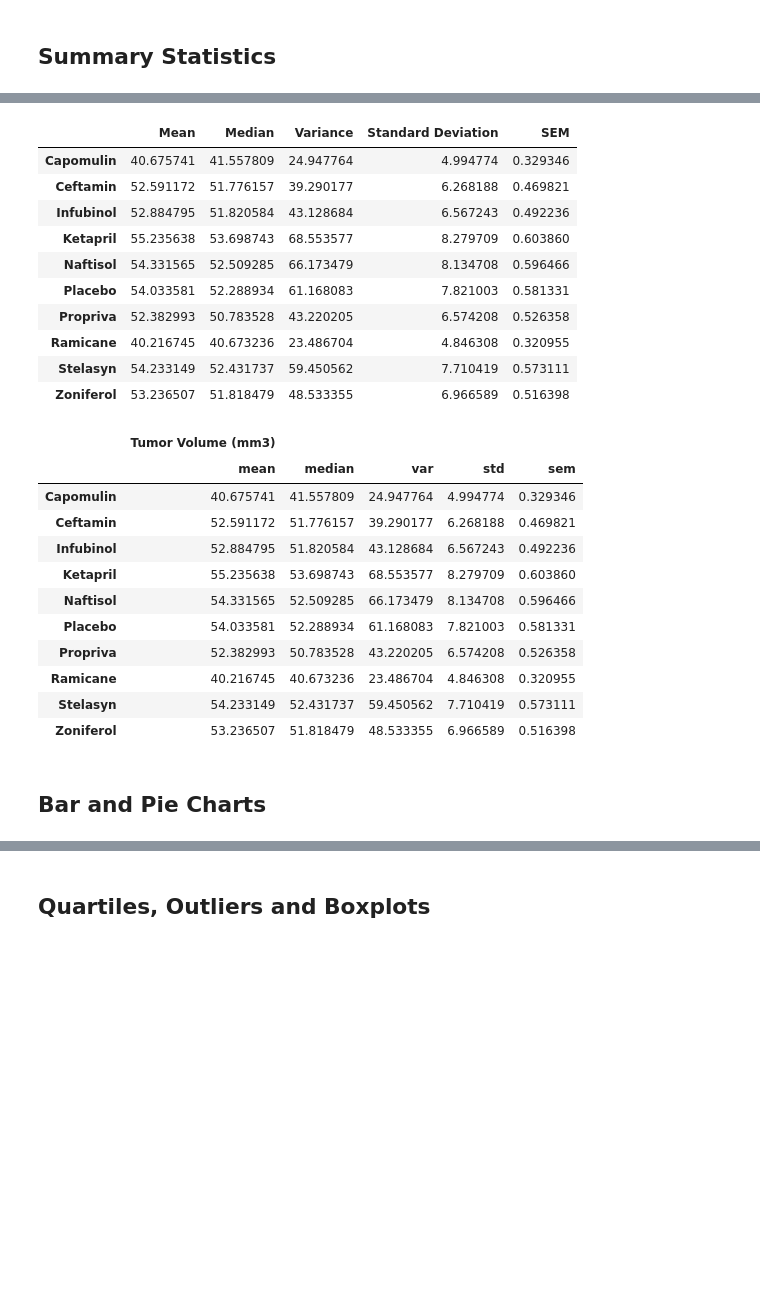
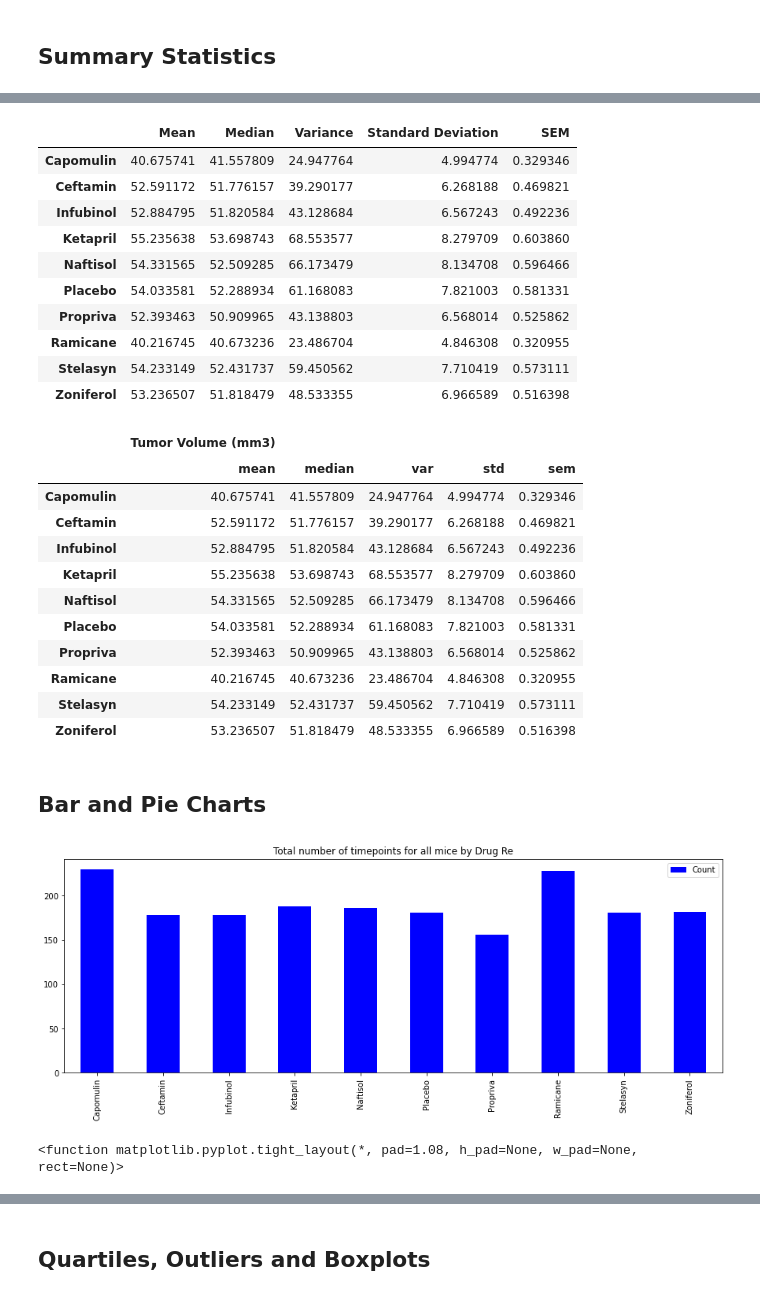
Before and after one commit to ratikachauhan/matplot-challenge, a Jupyter notebook: Pymaceuticals/pymaceuticals_starter_Ratika.ipynb, the cells around one changed output, grey strips where cells are left out. Saved outputs shown, nothing was run; the diff lists cells and outputs as text; code cells hidden in the pictures; blank space fills up the shorter version.

```diff
--- a/Pymaceuticals/pymaceuticals_starter_Ratika.ipynb
+++ b/Pymaceuticals/pymaceuticals_starter_Ratika.ipynb
@@ -5,6 +5,7 @@
 import matplotlib.pyplot as plt
 import pandas as pd
 import scipy.stats as st
+from scipy.stats import linregress
 import numpy as np
 
 # Study data files
@@ -14,3 +15,9 @@ study_results_path = "data/Study_results.csv"
 # Read the mouse data and the study results
 mouse_metadata = pd.read_csv(mouse_metadata_path)
 study_results = pd.read_csv(study_results_path)
+
+# Combine the data into a single dataset
+merge_df = pd.merge(mouse_metadata, study_results, how = 'left', on= 'Mouse ID')
+
+# Display the data table for preview
+merge_df.head()
@@ -115,6 +63,6 @@ Duplicate Rows based on a Mouse ID  are:
 # %%
 # Create a clean DataFrame by dropping the duplicate mouse by its ID.
-clean_df = dataset.drop_duplicates(subset =["Mouse ID","Timepoint"], keep ='last')
+clean_df= merge_df.drop_duplicates(subset =["Mouse ID","Timepoint"])
 clean_df
 # %% [output]
 |  | Mouse ID | Drug Regimen | Sex | Age_months | Weight (g) | Timepoint | Tumor Volume (mm3) | ... |
@@ -154,15 +93,13 @@ clean_df.head()
 # Generate a summary statistics table of mean, median, variance, standard deviation, and SEM of the tumor volume for each regimen
 # Use groupby and summary statistical methods to calculate the following properties of each drug regimen:
 # mean, median, variance, standard deviation, and SEM of the tumor volume.
-# Assemble the resulting series into a single summary dataframe.
-
 mean_by_regimen = clean_df.groupby('Drug Regimen')['Tumor Volume (mm3)'].mean()
 median_by_regimen = clean_df.groupby('Drug Regimen')['Tumor Volume (mm3)'].median()
 variance_by_regimen = clean_df.groupby('Drug Regimen')['Tumor Volume (mm3)'].var()
 std_by_regimen = clean_df.groupby('Drug Regimen')['Tumor Volume (mm3)'].std()
 sem_by_regimen = clean_df.groupby('Drug Regimen')['Tumor Volume (mm3)'].sem()
 
-#create dataframe using dictonary
+# Assemble the resulting series into a single summary dataframe.create dataframe using dictonary
 summary_statistics_df = pd.DataFrame({"Mean": mean_by_regimen,
                            "Median": median_by_regimen,
                            "Variance": variance_by_regimen,
@@ -179,7 +116,7 @@ summary_statistics_df
 | Ketapril | 55.235638 | 53.698743 | 68.553577 | 8.279709 | 0.603860 |
 | Naftisol | 54.331565 | 52.509285 | 66.173479 | 8.134708 | 0.596466 |
 | Placebo | 54.033581 | 52.288934 | 61.168083 | 7.821003 | 0.581331 |
-| Propriva | 52.382993 | 50.783528 | 43.220205 | 6.574208 | 0.526358 |
+| Propriva | 52.393463 | 50.909965 | 43.138803 | 6.568014 | 0.525862 |
 | Ramicane | 40.216745 | 40.673236 | 23.486704 | 4.846308 | 0.320955 |
 | Stelasyn | 54.233149 | 52.431737 | 59.450562 | 7.710419 | 0.573111 |
 | Zoniferol | 53.236507 | 51.818479 | 48.533355 | 6.966589 | 0.516398 |
@@ -201,7 +138,7 @@ agg_summary_statistic_df
 | Ketapril | 55.235638 | 53.698743 | 68.553577 | 8.279709 | 0.603860 |
 | Naftisol | 54.331565 | 52.509285 | 66.173479 | 8.134708 | 0.596466 |
 | Placebo | 54.033581 | 52.288934 | 61.168083 | 7.821003 | 0.581331 |
-| Propriva | 52.382993 | 50.783528 | 43.220205 | 6.574208 | 0.526358 |
+| Propriva | 52.393463 | 50.909965 | 43.138803 | 6.568014 | 0.525862 |
 | Ramicane | 40.216745 | 40.673236 | 23.486704 | 4.846308 | 0.320955 |
 | Stelasyn | 54.233149 | 52.431737 | 59.450562 | 7.710419 | 0.573111 |
 | Zoniferol | 53.236507 | 51.818479 | 48.533355 | 6.966589 | 0.516398 |
@@ -213,0 +147,22 @@ agg_summary_statistic_df
+# %%
+# Generate a bar plot showing the total number of timepoints for all mice tested for each drug regimen using Pandas.
+
+#Filter the clean data set to two columns and then group by Drug Regiment to take the count of timepoint.
+drug_regimen_df = clean_df[['Drug Regimen','Timepoint']]
+drug_regimen_df = drug_regimen_df.groupby('Drug Regimen').count()#.reset_index()
+
+#Rename the Count column ID Column to
+drug_regimen_df = drug_regimen_df.rename(columns={'Timepoint':"Count"})
+drug_regimen_df.index.name=None
+drug_regimen_df
+
+#plot
+drug_regimen_df.plot.bar(facecolor='blue', figsize=(15,5))
+plt.title("Total number of timepoints for all mice by Drug Re")
+
+#show plot and set layout
+plt.show()
+plt.tight_layout
+# %% [output]
+[figure, added]
+<function matplotlib.pyplot.tight_layout(*, pad=1.08, h_pad=None, w_pad=None, rect=None)>
```
Also changed, not shown: parts of 31 cells of this notebook.
